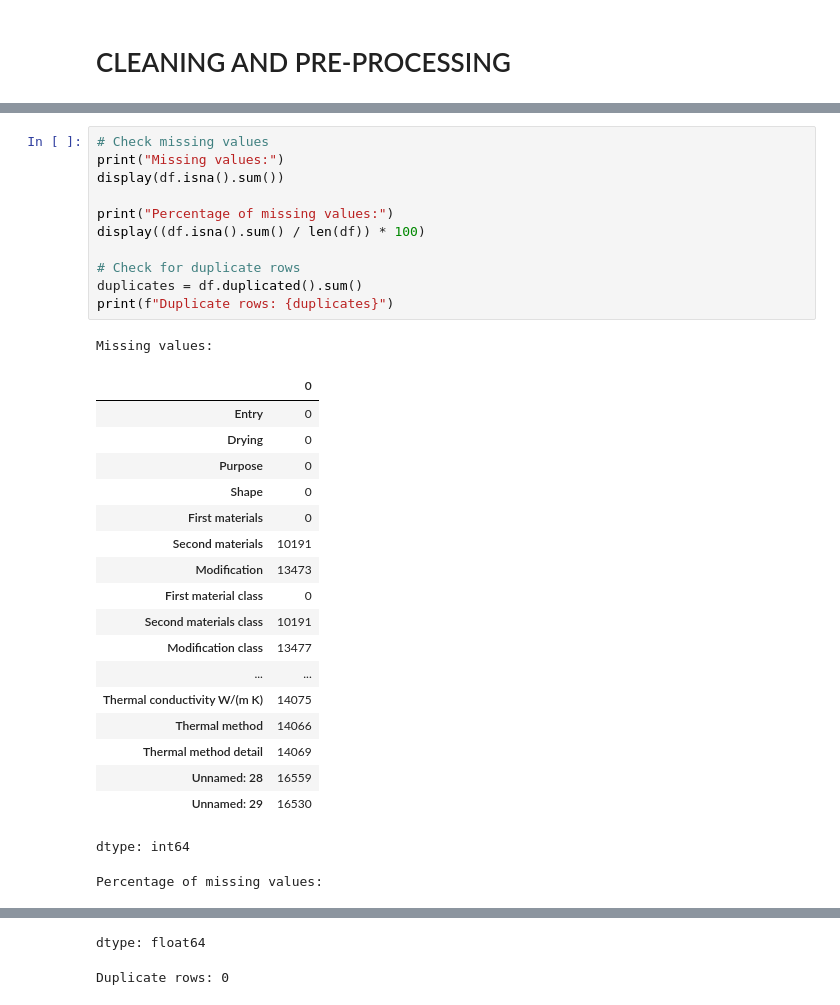
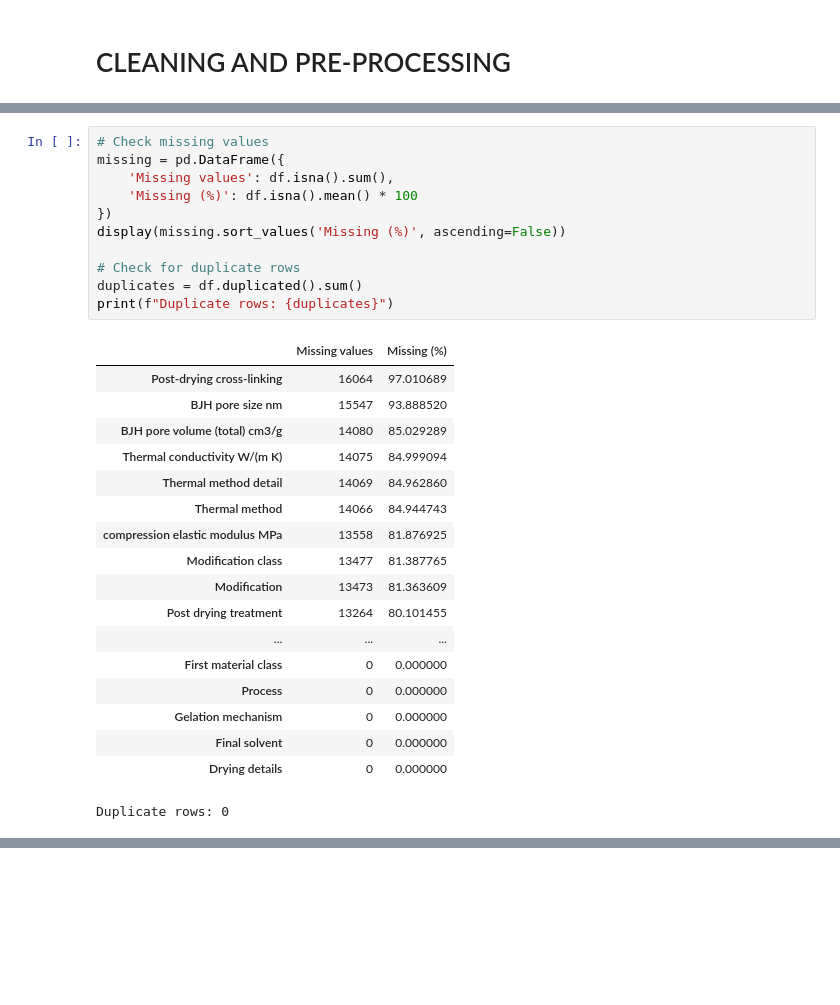
Before and after one commit to paulagirones/Aerogels_thermal_conductivity, a Jupyter notebook: aerogels_thermal_conductivity_ml.ipynb, the cells around one changed output, grey strips where cells are left out. Cells and saved outputs as stored; diff of their text form; blank space fills up the shorter version.

```diff
--- a/aerogels_thermal_conductivity_ml.ipynb
+++ b/aerogels_thermal_conductivity_ml.ipynb
@@ -62,32 +109,30 @@ Summary statistics for numerical variables:
 # %%
 # Check missing values
-print("Missing values:")
-display(df.isna().sum())
-
-print("Percentage of missing values:")
-display((df.isna().sum() / len(df)) * 100)
+missing = pd.DataFrame({
+    'Missing values': df.isna().sum(),
+    'Missing (%)': df.isna().mean() * 100
+})
+display(missing.sort_values('Missing (%)', ascending=False))
 
 # Check for duplicate rows
 duplicates = df.duplicated().sum()
 print(f"Duplicate rows: {duplicates}")
 # %% [output]
+|  | Missing values | Missing (%) |
+| Post-drying cross-linking | 16064 | 97.010689 |
+| BJH pore size nm | 15547 | 93.888520 |
+| BJH pore volume (total) cm3/g | 14080 | 85.029289 |
+| Thermal conductivity W/(m K) | 14075 | 84.999094 |
+| Thermal method detail | 14069 | 84.962860 |
+| Thermal method | 14066 | 84.944743 |
+| compression elastic modulus MPa | 13558 | 81.876925 |
+| Modification class | 13477 | 81.387765 |
+| Modification | 13473 | 81.363609 |
+| Post drying treatment | 13264 | 80.101455 |
+| ... | ... | ... |
+| First material class | 0 | 0.000000 |
+| Process | 0 | 0.000000 |
+| Gelation mechanism | 0 | 0.000000 |
+| Final solvent | 0 | 0.000000 |
+| Drying details | 0 | 0.000000 |
-Missing values:
+Duplicate rows: 0
-|  | 0 |
-| Entry | 0 |
-| Drying | 0 |
-| Purpose | 0 |
-| Shape | 0 |
-| First materials | 0 |
-| Second materials | 10191 |
-| Modification | 13473 |
-| First material class | 0 |
-| Second materials class | 10191 |
-| Modification class | 13477 |
-| ... | ... |
-| Thermal conductivity W/(m K) | 14075 |
-| Thermal method | 14066 |
-| Thermal method detail | 14069 |
-| Unnamed: 28 | 16559 |
-| Unnamed: 29 | 16530 |
-dtype: int64
-Percentage of missing values:
@@ -111,5 +139,3 @@ Percentage of missing values:
-dtype: float64
-Duplicate rows: 0
 # %%
 #Rename columns
 df = df.rename(columns={
```
Also changed, not shown: parts of 8 cells of this notebook.
